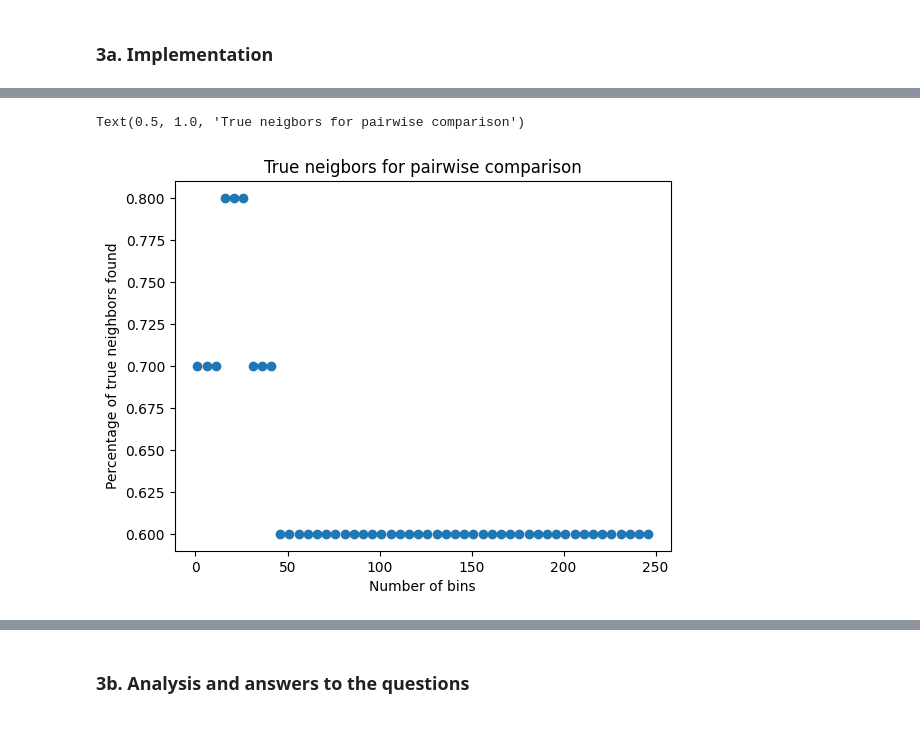
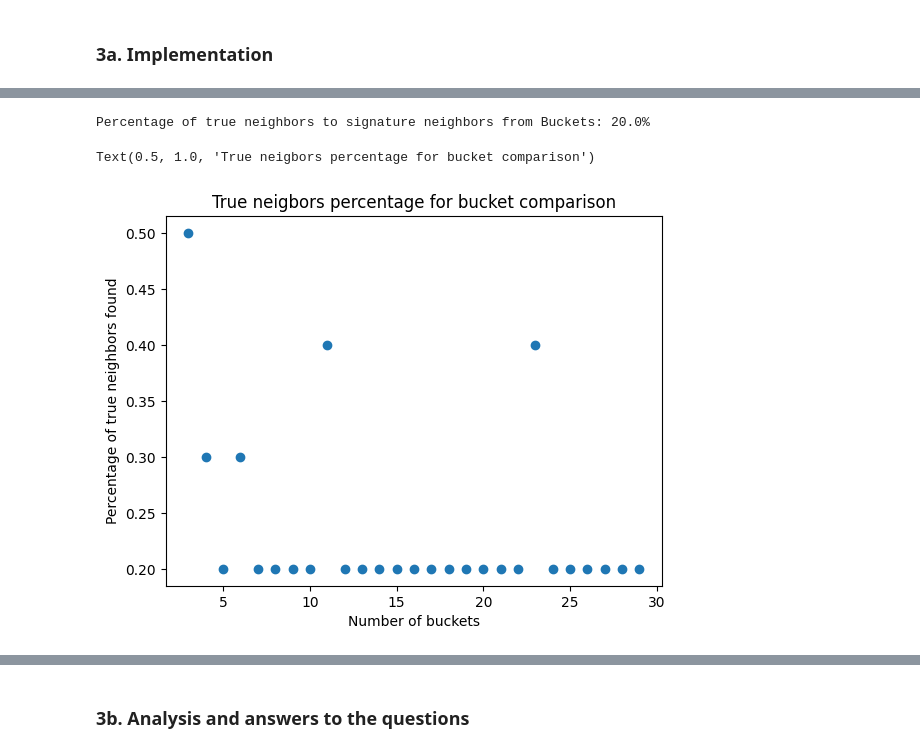
Before and after one commit to BigLob/CDA, a Jupyter notebook: Lab3_1.ipynb, the cells around one changed output, grey strips where cells are left out. Saved outputs shown, nothing was run; the diff lists cells and outputs as text; code cells hidden in the pictures.

```diff
--- a/Lab3_1.ipynb
+++ b/Lab3_1.ipynb
@@ -77,0 +90,8 @@ Text(0.5, 1.0, 'Total number of packets (regular)')
+# %%
+def preprocess_data(data):
+    # remove background flows
+    mask = ~data['Label'].str.contains('Background', case=False)
+    data = data[mask]
+    data["Label"] = data['Label'].apply(lambda x: "botnet" if "Botnet" in x else "normal" if "Normal" in x else "background")
+    return data
+data = preprocess_data(data)
@@ -222,6 +231,3 @@ discretized_df
 ## 3. Min-wise locality sensitive hashing task – 1/2 A4 (Individual, 10 Points)
 # %% [markdown]
 ### 3a. Implementation
-# %%
-unique_connections = discretized_df.groupby(["SrcAddr", "DstAddr"]).size().reset_index().rename(columns={0:'count'}).sort_values(by="count", ascending=False)
-unique_connections[unique_connections['count'] > 20]
@@ -355,7 +298,7 @@ def create_signature_matrix(connection_profiles, num_hashes=5):
     # convert 2d array to dataframe
     signature_matrix = pd.DataFrame(slots).astype(int)
     return signature_matrix
-signature_matrix = create_signature_matrix(connection_profiles)
+signature_matrix = create_signature_matrix(connection_profiles, 25)
 # %%
 def column_sim(a, b):
     intersection = sum(x and y for x, y in zip(a, b))
@@ -446,3 +374,6 @@ def calc_nearest_neighbors_lsh(signature_matrix):
 
         nearest_neighbors_lsh.append((i, nearest_neighbor))
     return nearest_neighbors_lsh
+
+nearest_neighbor = calc_nearest_neighbors_lsh(signature_matrix)
+print("Nearest neighbors:", nearest_neighbor)
@@ -455,21 +388,56 @@ Percentage of true neighbors to signature neighbors: 70.0%
+# %%
+def calc_nearest_neighbors_lsh_from_bucket(signature_matrix, num_buckets=10):
+    table = {k:[] for k in range(num_buckets)}
+    # loop over all signatures and bucket them
+    for i in range(len(signature_matrix.columns)):
+        band = "".join([str(x) for x in list(signature_matrix.iloc[:, i])])
+        bucket = hash(band) % num_buckets
+        bucket_list = table[bucket]
+        bucket_list.append(i)
+        table[bucket] = bucket_list
+
+    # calculate nearest neighbors from buckets
+    nearest_neighbors_lsh = np.full(len(connection_profiles), -1)
+    for bucket_idx, bucket in enumerate(table.values()):
+        if len(bucket) > 1:
+            for i in range(len(bucket)):
+                candidate = bucket[i]
+                query_profile = signature_matrix.iloc[:, candidate]
+                nearest_neighbor = 0
+                max_sim = -1
+                for j in range(len(bucket)):
+                    if i != j:
+                        sim = signature_sim(query_profile, signature_matrix.iloc[:, bucket[j]])
+                        if sim > max_sim:
+                            nearest_neighbor = bucket[j]
+                            max_sim = sim
+                nearest_neighbors_lsh[candidate] = nearest_neighbor
+    return nearest_neighbors_lsh
+nearest_neighbors_lsh = calc_nearest_neighbors_lsh_from_bucket(signature_matrix, 5)
+percentage_true_neighbors = np.sum(np.array(nearest_neighbors)[:, 1] == nearest_neighbors_lsh)/len(nearest_neighbors_lsh)
+print(f"Percentage of true neighbors to signature neighbors from Buckets: {percentage_true_neighbors*100}%")
+# %% [output]
+Percentage of true neighbors to signature neighbors from Buckets: 20.0%
 # %%
-num_bins = np.arange(1, 250, 5)
+buckets = np.arange(3, 30, 1)
 percentages = []
-# loop over bin values
-for bin in num_bins:
-    # create signature matrix with different number of bins
-    signature_matrix = create_signature_matrix(connection_profiles, num_hashes=bin)
+# create signature matrix with different number of bins
+signature_matrix = create_signature_matrix(connection_profiles, num_hashes=100)
+# loop over bucket values
+for bucket in buckets:
     # find nearest neighbor for each signature
-    nearest_neighbors_lsh = calc_nearest_neighbors_lsh(signature_matrix)
+    nearest_neighbors_lsh = calc_nearest_neighbors_lsh_from_bucket(signature_matrix, num_buckets=bucket)
     # calculate percentage of neighbors that are the same as the true neighbors
-    percentage_true_neigbor = np.sum(np.array(nearest_neighbors)[:, 1] == np.array(nearest_neighbors_lsh)[:, 1])/len(nearest_neighbors)
+    percentage_true_neigbor = np.sum(np.array(nearest_neighbors)[:, 1] == np.array(nearest_neighbors_lsh))/len(nearest_neighbors)
     percentages.append(percentage_true_neigbor)
 
 # plot the bins and percentage of true neighbours found
-plt.plot(num_bins, percentages, 'o')
-plt.xlabel("Number of bins")
+plt.plot(buckets, percentages, 'o')
+plt.xlabel("Number of buckets")
 plt.ylabel("Percentage of true neighbors found")
-plt.title("True neigbors for pairwise comparison")
+plt.title("True neigbors percentage for bucket comparison")
+
+# Overall calculating the nearest neighbors from the hash buckets seems to only result in a rate of 60%. When using 3 buckets.
 # %% [output]
-Text(0.5, 1.0, 'True neigbors for pairwise comparison')
+Text(0.5, 1.0, 'True neigbors percentage for bucket comparison')
-[figure, old version]
+[figure, new version]
```
Also changed, not shown: parts of 35 cells of this notebook.
